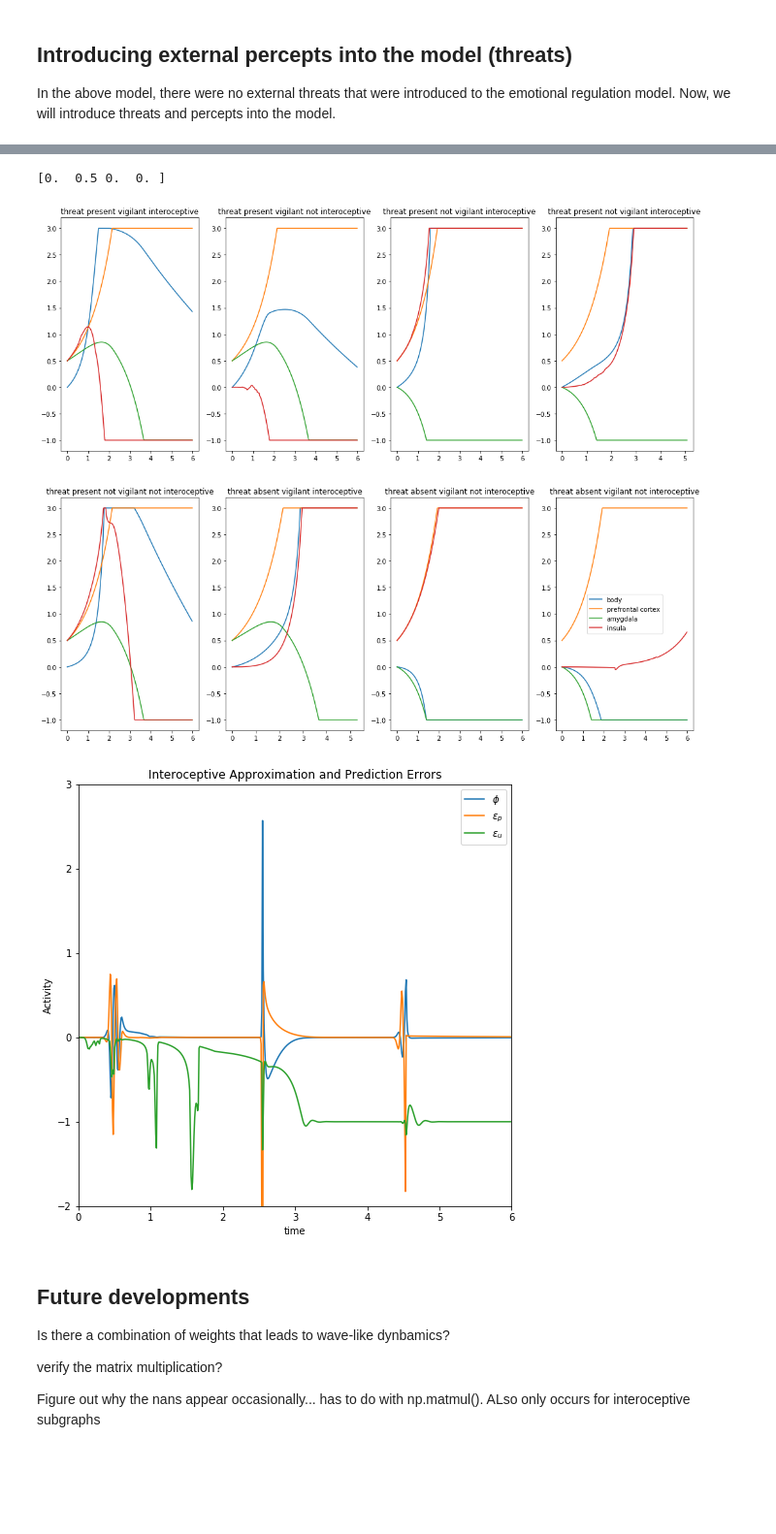
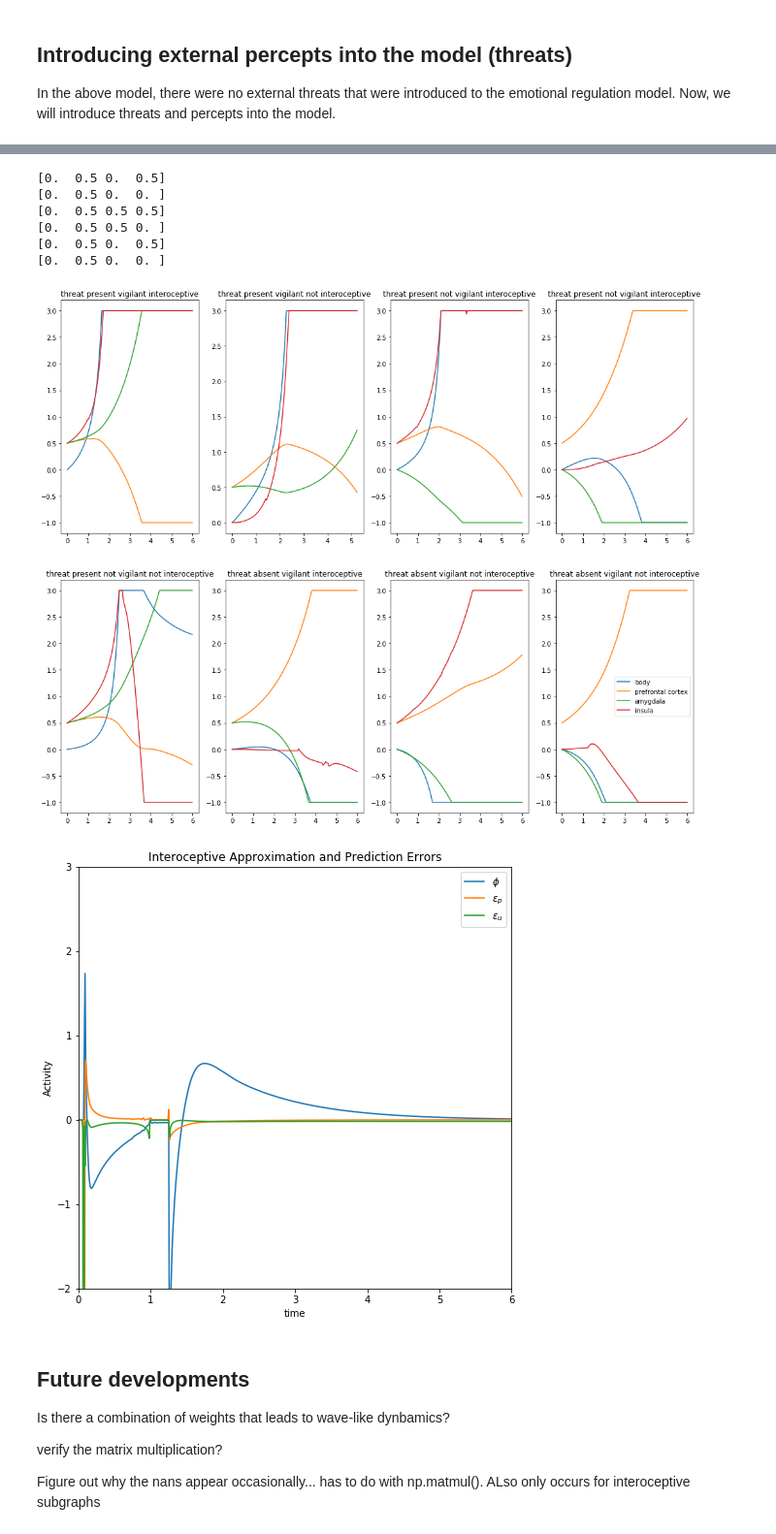
Before and after one commit to chris-weinberger/interoception-modeling, a Jupyter notebook: Active Inference Interoception Model.ipynb, the cells around one changed output, grey strips where cells are left out. Shown at 97% size. Cells and saved outputs as stored; diff of their text form; code cells hidden in the pictures; blank space fills up the shorter version.

```diff
--- a/Active Inference Interoception Model.ipynb
+++ b/Active Inference Interoception Model.ipynb
@@ -628,7 +628,7 @@ def interoceptive_update(time_data, t, dt, u):
      # Then, we update the time_data matrix at the next timestep
      # with all the values that were converged to at the end of the mini sim
 
-    num_steps = 50
+    num_steps = 75
     converge_data  = np.zeros((6,num_steps))
 
     for time in range(num_steps-1):
@@ -743,11 +743,11 @@ def external_percept_simulation():
                            'threat absent not vigilant not interoceptive'])
 
     # weight matrix of connections between networks
-    #                            TO ?
-    weights = np.array([[0.9, -0.1,   0.3,    0.1],    # body
-                        [0,  0.9,  -0.1,    0],   # prefrontal cortex     FROM ?
-                        [0,  -0.4,  0.9, 0],      # amygdala
-                        [u,  0 ,   0,    0.9]]) # insula
+    #                            FROM ?
+    weights = np.array([[0.5, -0.2,   0.3, 0.1],    # body
+                        [0,    0.5,  -0.1,-0.2],    # prefrontal cortex     TO ?
+                        [0,   -0.4,   0.5, 0.1],    # amygdala
+                        [u,      0,     0, 0.5]])   # insula
 
     random_weights = np.random.rand(4,4)
 
@@ -875,6 +870,11 @@ prefrontal cortex initial state: -0.4783178385081672
+[0.  0.5 0.  0.5]
 [0.  0.5 0.  0. ]
+[0.  0.5 0.5 0.5]
+[0.  0.5 0.5 0. ]
+[0.  0.5 0.  0.5]
+[0.  0.5 0.  0. ]
-[figure, old version]
+[figure, new version]
-[figure, old version]
+[figure, new version]
 # %% [markdown]
 ## Future developments
 Is there a combination of weights that leads to wave-like dynbamics?
```
Also changed, not shown: parts of 1 cell of this notebook, 5 other files.
